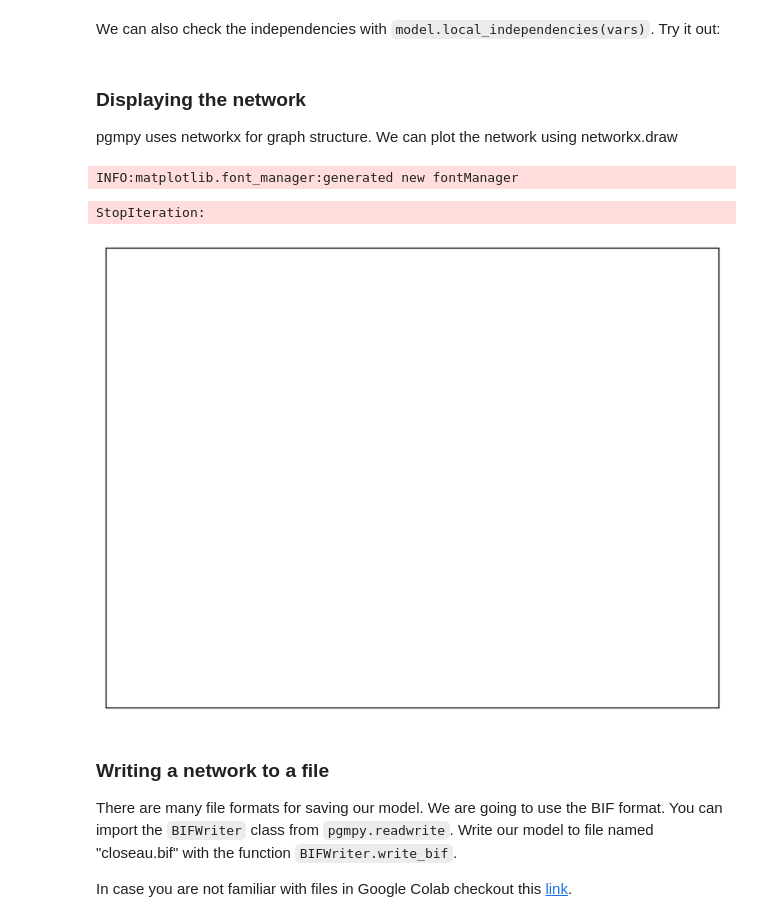
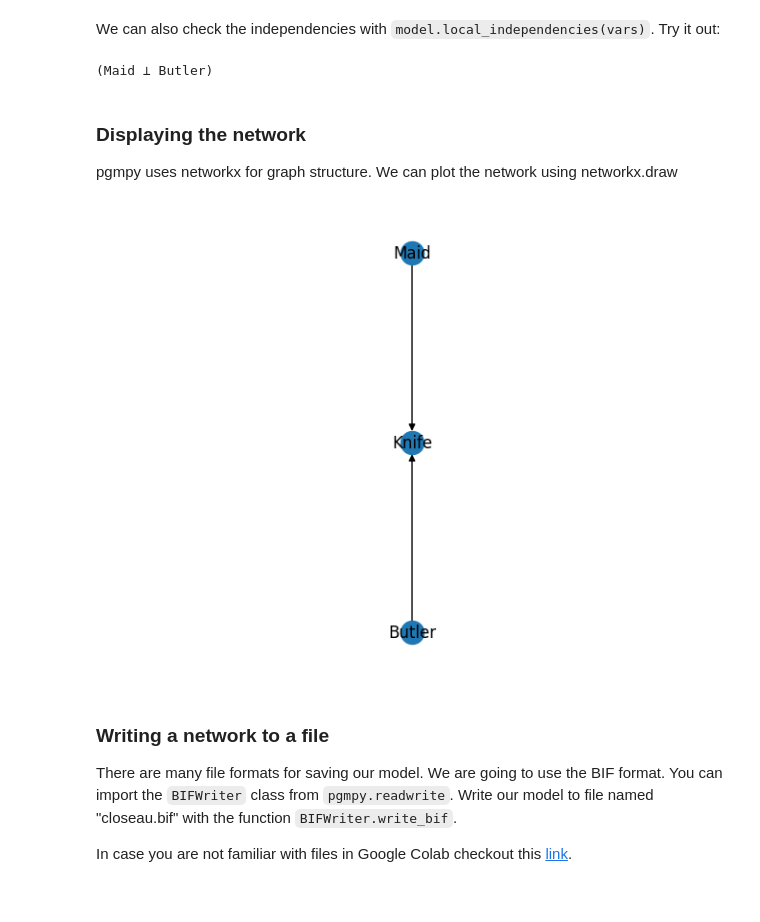
Before and after one commit to javiech1/MGP, a Jupyter notebook: P2/intro_pgmpy 2.ipynb, the cells around one changed output. Saved outputs shown, nothing was run; the diff lists cells and outputs as text; code cells hidden in the pictures.

```diff
--- a/P2/intro_pgmpy 2.ipynb
+++ b/P2/intro_pgmpy 2.ipynb
@@ -354,0 +353,10 @@ print(p["M|B"])
+# %%
+# p['M|K = not_used, B = notmurderer]
+p["B,K"] = p["K,B,M"].marginalize(["Maid"], inplace=False)
+p["M|B,K"] = p["K,B,M"] / p["B,K"]
+p_M_KnuMnm = (
+    p["M|B,K"]
+    .reduce([("Butler", "not_murderer")], inplace=False)
+    .reduce([("Knife", "not_used")], inplace=False)
+)
+print(p_M_KnuMnm)
@@ -701,6 +759,10 @@ CPD for Knife:
 +-----------------+-----+----------------------+
 # %% [markdown]
 We can also check the independencies with `model.local_independencies(vars)`. Try it out:
+# %%
+model.local_independencies(("Maid", "Knife"))
+# %% [output]
+(Maid ⟂ Butler)
 # %% [markdown]
 ### Displaying the network
 
@@ -708,11 +770,10 @@ pgmpy uses networkx for graph structure. We can plot the network using networkx.
 # %%
 import networkx as nx
 
-nx.draw(model, with_labels=True)
+pos = {node: (0, index) for index, node in enumerate(model.nodes())}
+nx.draw(model, pos=pos, with_labels=True)
 # %% [output]
-INFO:matplotlib.font_manager:generated new fontManager
-StopIteration:
-[figure, old version]
+[figure, new version]
 # %% [markdown]
 ### Writing a network to a file
 
```
Also changed, not shown: parts of 11 cells of this notebook, 1 other file.
